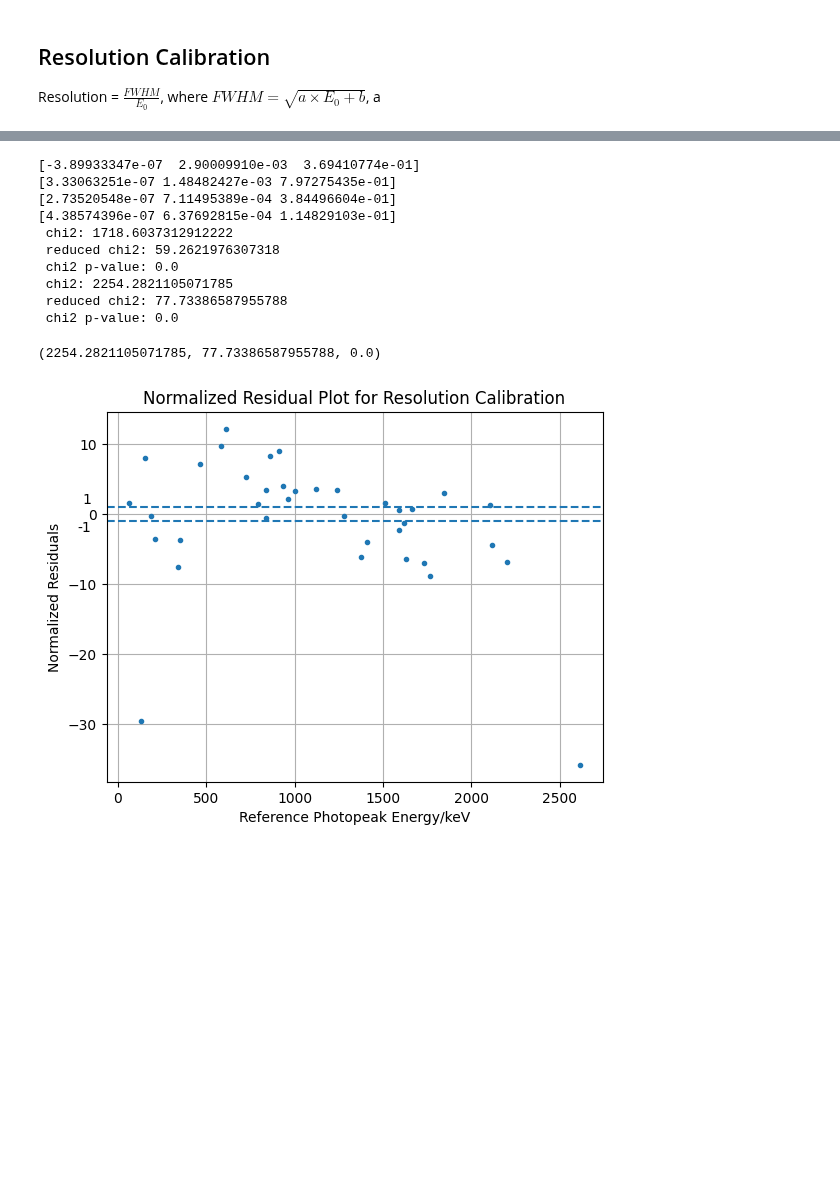
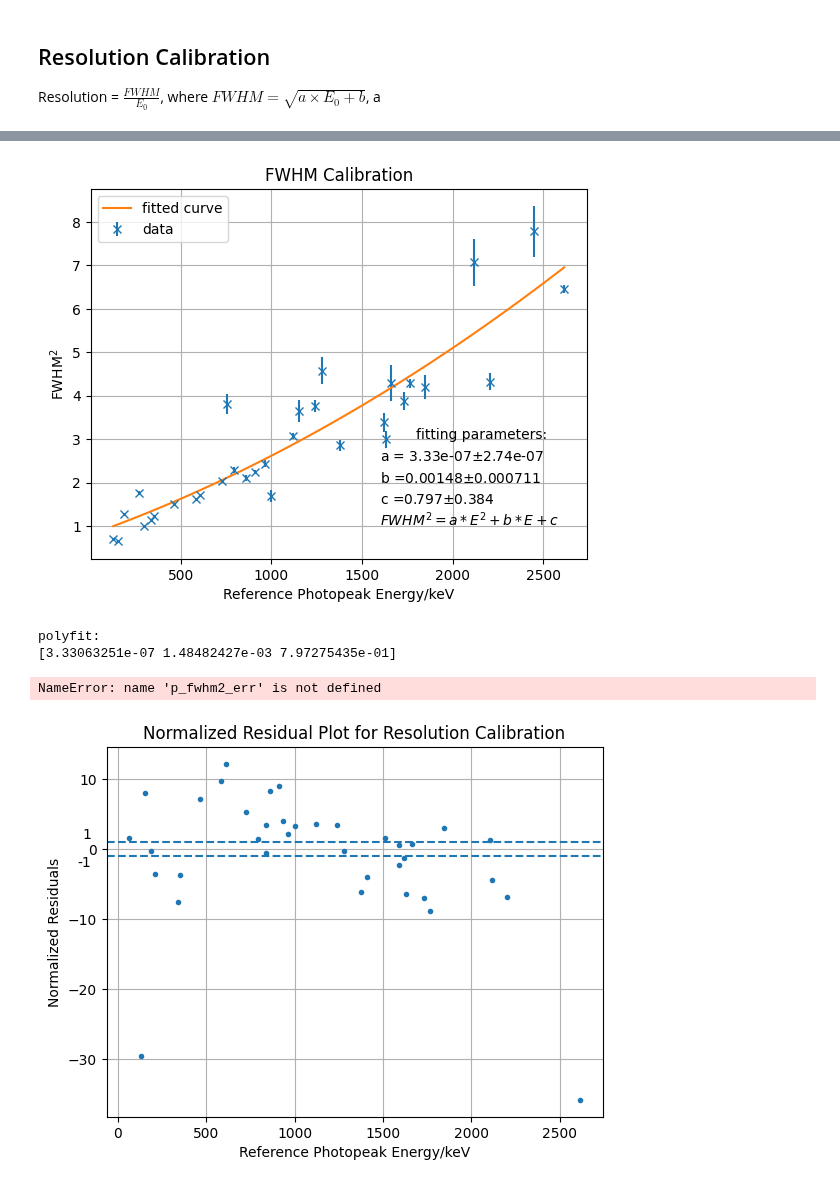
Before and after one commit to ngcnpeter/HPGe_lab_y3, a Jupyter notebook: spectal_analysis.ipynb, the cells around one changed output, grey strips where cells are left out. Drawn from its saved outputs; the diff is of its cells as text; code cells hidden in the pictures; blank space fills up the shorter version.

Commit message:
fwhm

```diff
--- a/spectal_analysis.ipynb
+++ b/spectal_analysis.ipynb
@@ -391,23 +391,36 @@ plt.grid()
+# %%
+fwhm2 = np.poly1d(p_fwhm2)
+fwhm2_err = 2*df_new['FWHM']*df_new['FWHM_err']
+p_fwhm2_err = np.sqrt(np.diag(cov_fwhm2))
+plt.figure()
+plt.title('FWHM Calibration')
+plt.errorbar(x,y_fwhm2,yerr = fwhm2_err,fmt = 'x',label = 'data')
+plt.plot(x_plot,fwhm2(x_plot), label = 'fitted curve')
+plt.ylabel(r'FWHM$^2$')
+plt.xlabel('Reference Photopeak Energy/keV')
+plt.legend()
+plt.text(1800,3,f'fitting parameters:')
+plt.text(1600,2.5,f'a = {p_fwhm2[0]:.3g}' + r'$\pm$'+ f'{p_fwhm2_err[0]:.3g}')
+plt.text(1600,2,f'b ={p_fwhm2[1]:.3g}' + r'$\pm$'+ f'{p_fwhm2_err[1]:.3g}')
+plt.text(1600,1.5,f'c ={p_fwhm2[2]:.3g}' + r'$\pm$'+ f'{p_fwhm2_err[2]:.3g}')
+plt.text(1600,1,r'$FWHM^2 = a * E^2+b*E+c$')
+plt.grid()
+# %% [output]
+[figure, added]
 # %%
-fwhm2 = np.poly1d(p_fwhm2)(x)
+fwhm2 = np.poly1d(p_fwhm2)
+print('polyfit:')
+print(p_fwhm2)
+print(p_fwhm2_err)
+print('curvefit:')
 print(res_par)
-print(p_fwhm2)
-print(np.sqrt(np.diag(cov_fwhm2)))
 print(res_fit_err)
-chi2_prob(fwhm2,y_fwhm2,2*df_new['FWHM']*df_new['FWHM_err'],len(x)-3)
+chi2_prob(fwhm2(x),y_fwhm2,2*df_new['FWHM']*df_new['FWHM_err'],len(x)-3)
 chi2_prob(res_fit_2(x,*res_par),y_res,y_res_err,len(x)-3)
 # %% [output]
-[-3.89933347e-07  2.90009910e-03  3.69410774e-01]
+polyfit:
 [3.33063251e-07 1.48482427e-03 7.97275435e-01]
-[2.73520548e-07 7.11495389e-04 3.84496604e-01]
-[4.38574396e-07 6.37692815e-04 1.14829103e-01]
- chi2: 1718.6037312912222
- reduced chi2: 59.2621976307318
- chi2 p-value: 0.0
- chi2: 2254.2821105071785
- reduced chi2: 77.73386587955788
- chi2 p-value: 0.0
-(2254.2821105071785, 77.73386587955788, 0.0)
+NameError: name 'p_fwhm2_err' is not defined
 # %%
 plt.figure()
 plt.title('Normalized Residual Plot for Resolution Calibration')
```
Also changed, not shown: parts of 1 cell of this notebook.
